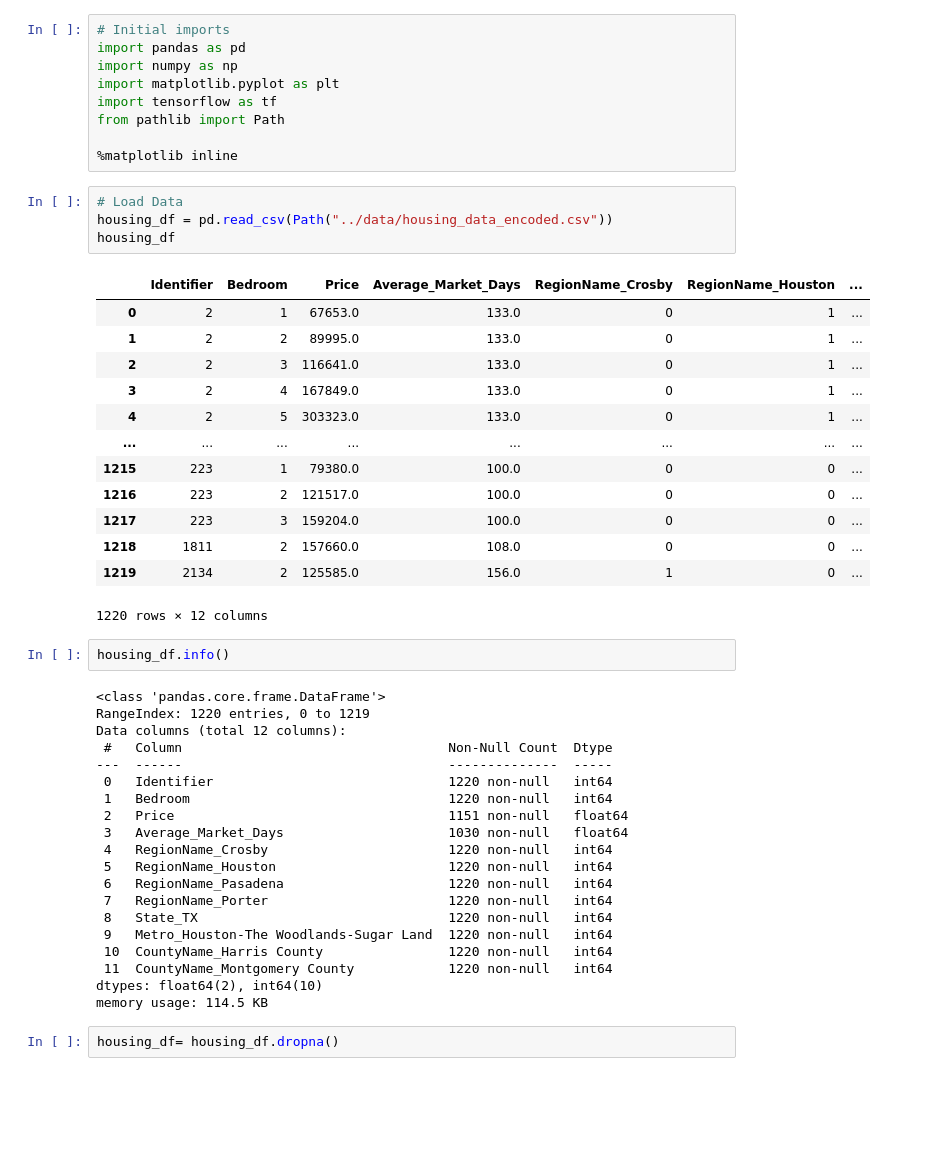
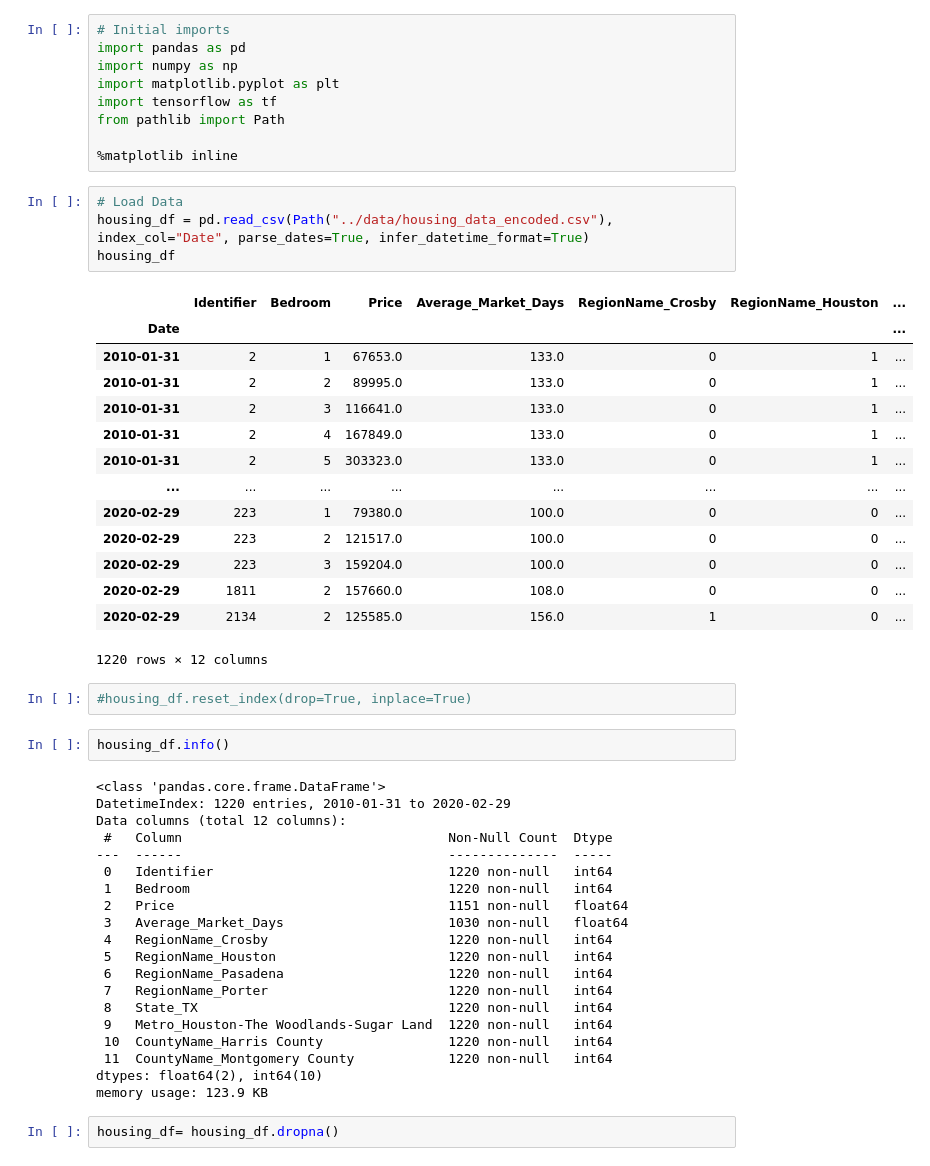
Before and after one commit to jexiamaris/project2, a Jupyter notebook: notebooks/jexi.ipynb, the cells around one changed output. Drawn from its saved outputs; the diff is of its cells as text; blank space fills up the shorter version.

```diff
--- a/notebooks/jexi.ipynb
+++ b/notebooks/jexi.ipynb
@@ -9,27 +9,30 @@ from pathlib import Path
 %matplotlib inline
 # %%
 # Load Data
-housing_df = pd.read_csv(Path("../data/housing_data_encoded.csv"))
+housing_df = pd.read_csv(Path("../data/housing_data_encoded.csv"), index_col="Date", parse_dates=True, infer_datetime_format=True)
 housing_df
 # %% [output]
 |  | Identifier | Bedroom | Price | Average_Market_Days | RegionName_Crosby | RegionName_Houston | ... |
-| 0 | 2 | 1 | 67653.0 | 133.0 | 0 | 1 | ... |
-| 1 | 2 | 2 | 89995.0 | 133.0 | 0 | 1 | ... |
-| 2 | 2 | 3 | 116641.0 | 133.0 | 0 | 1 | ... |
-| 3 | 2 | 4 | 167849.0 | 133.0 | 0 | 1 | ... |
-| 4 | 2 | 5 | 303323.0 | 133.0 | 0 | 1 | ... |
+| Date |  |  |  |  |  |  | ... |
+| 2010-01-31 | 2 | 1 | 67653.0 | 133.0 | 0 | 1 | ... |
+| 2010-01-31 | 2 | 2 | 89995.0 | 133.0 | 0 | 1 | ... |
+| 2010-01-31 | 2 | 3 | 116641.0 | 133.0 | 0 | 1 | ... |
+| 2010-01-31 | 2 | 4 | 167849.0 | 133.0 | 0 | 1 | ... |
+| 2010-01-31 | 2 | 5 | 303323.0 | 133.0 | 0 | 1 | ... |
 | ... | ... | ... | ... | ... | ... | ... | ... |
-| 1215 | 223 | 1 | 79380.0 | 100.0 | 0 | 0 | ... |
-| 1216 | 223 | 2 | 121517.0 | 100.0 | 0 | 0 | ... |
-| 1217 | 223 | 3 | 159204.0 | 100.0 | 0 | 0 | ... |
-| 1218 | 1811 | 2 | 157660.0 | 108.0 | 0 | 0 | ... |
-| 1219 | 2134 | 2 | 125585.0 | 156.0 | 1 | 0 | ... |
+| 2020-02-29 | 223 | 1 | 79380.0 | 100.0 | 0 | 0 | ... |
+| 2020-02-29 | 223 | 2 | 121517.0 | 100.0 | 0 | 0 | ... |
+| 2020-02-29 | 223 | 3 | 159204.0 | 100.0 | 0 | 0 | ... |
+| 2020-02-29 | 1811 | 2 | 157660.0 | 108.0 | 0 | 0 | ... |
+| 2020-02-29 | 2134 | 2 | 125585.0 | 156.0 | 1 | 0 | ... |
 1220 rows × 12 columns
+# %%
+#housing_df.reset_index(drop=True, inplace=True)
 # %%
 housing_df.info()
 # %% [output]
 <class 'pandas.core.frame.DataFrame'>
-RangeIndex: 1220 entries, 0 to 1219
+DatetimeIndex: 1220 entries, 2010-01-31 to 2020-02-29
 Data columns (total 12 columns):
  #   Column                                  Non-Null Count  Dtype
 ---  ------                                  --------------  -----
@@ -46,6 +49,6 @@ Data columns (total 12 columns):
  10  CountyName_Harris County                1220 non-null   int64
  11  CountyName_Montgomery County            1220 non-null   int64
 dtypes: float64(2), int64(10)
-memory usage: 114.5 KB
+memory usage: 123.9 KB
 # %%
 housing_df= housing_df.dropna()
```
Also changed, not shown: parts of 11 cells of this notebook, 1 other file.
